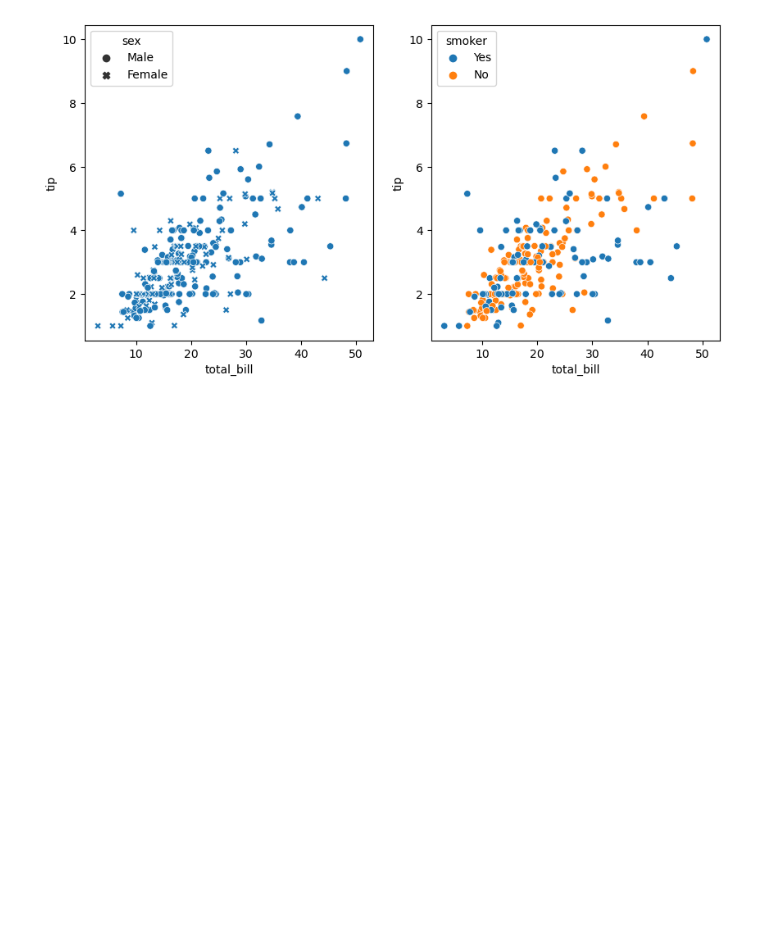
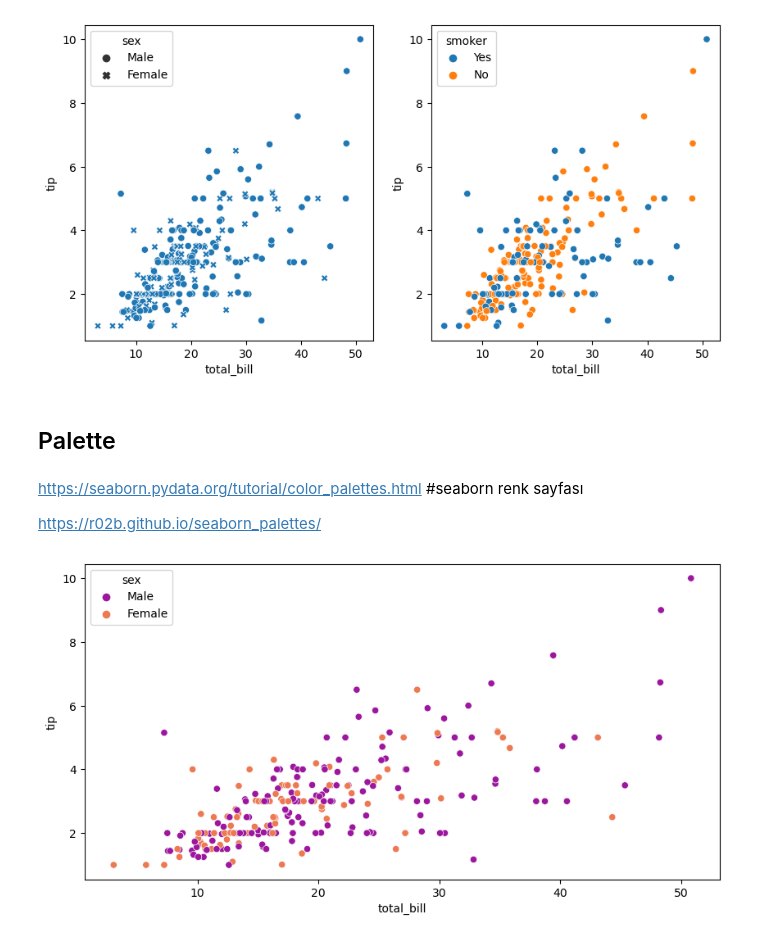
Before and after one commit to SerhanSubasi/Data-Visulation, a Jupyter notebook: Seaborn/Data Visualization_Seaborn-Inclass-05.04.2024.ipynb, the cells around one changed output. Drawn from its saved outputs; the diff is of its cells as text; code cells hidden in the pictures; blank space fills up the shorter version.

```diff
--- a/Seaborn/Data Visualization_Seaborn-Inclass-05.04.2024.ipynb
+++ b/Seaborn/Data Visualization_Seaborn-Inclass-05.04.2024.ipynb
@@ -179,3 +179,15 @@ sns.scatterplot(x = "total_bill", y = "tip", data = tips, hue = "smoker", ax = a
 plt.show()
 # %% [output]
 [figure]
+# %% [markdown]
+## Palette
+# %% [markdown]
+https://seaborn.pydata.org/tutorial/color_palettes.html #seaborn renk sayfası
+
+https://r02b.github.io/seaborn_palettes/
+# %%
+plt.figure(figsize=(10,5))
+sns.scatterplot(x="total_bill", data = tips, y = "tip", hue="sex", palette= "plasma")
+plt.show()
+# %% [output]
+[figure, added]
```
Also changed, not shown: parts of 19 cells of this notebook, 2 other files.
